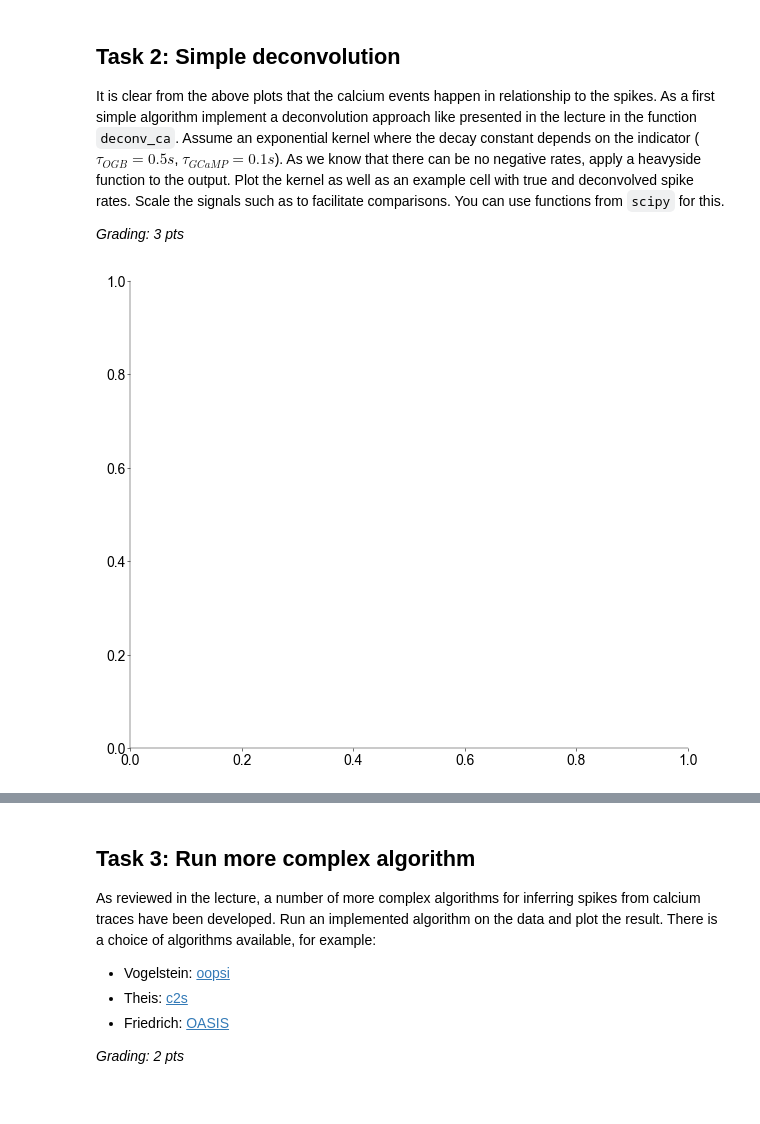
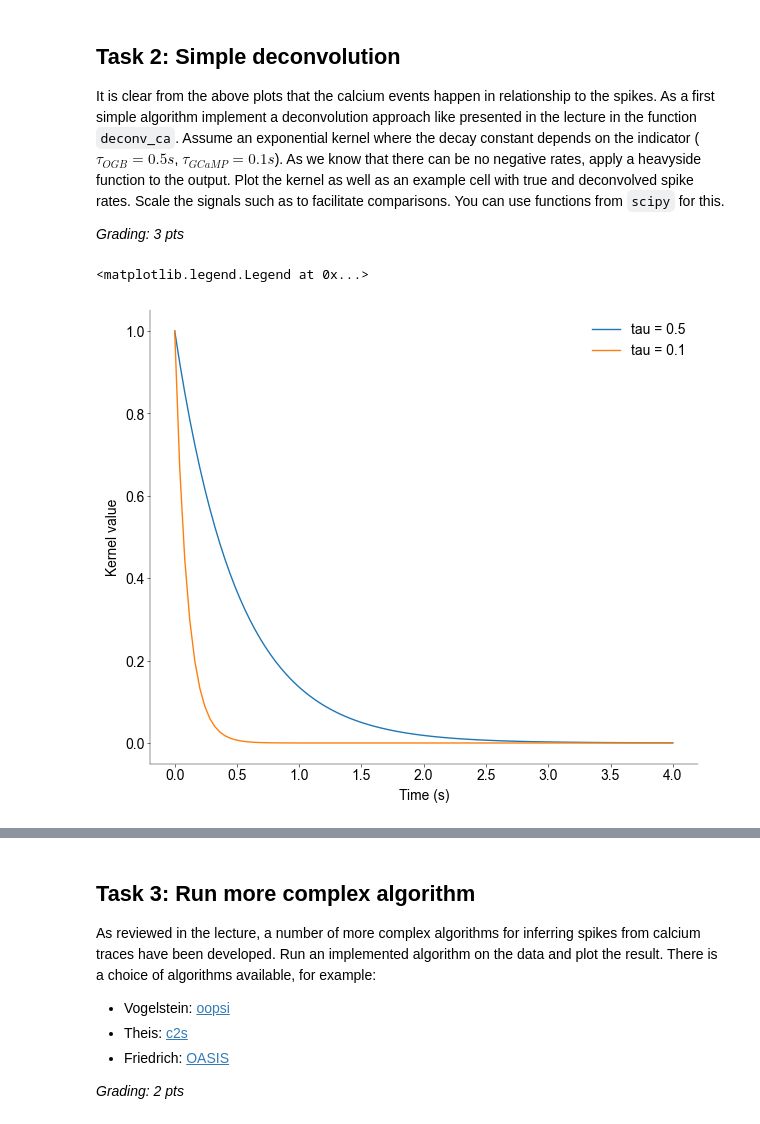
Before and after one commit to H-Kugler/neural-data-science, a Jupyter notebook: notebooks/CodingLab3_leander.ipynb, the cells around one changed output, grey strips where cells are left out. Saved outputs shown, nothing was run; the diff lists cells and outputs as text; code cells hidden in the pictures.

```diff
--- a/notebooks/CodingLab3_leander.ipynb
+++ b/notebooks/CodingLab3_leander.ipynb
@@ -189,12 +202,22 @@ def deconv_ca(ca, tau, dt):
     return sp_hat
-# %%
-fig, ax = plt.subplots(figsize=(6, 5), layout="constrained")
-
-# -------------------------
-# Plot the 2 kernels (1 pt)
-# -------------------------
-# %% [output]
-[figure, removed]
+# %%
+fig, ax = plt.subplots(figsize=(6, 5), layout="constrained")
+
+# -------------------------
+# Plot the 2 kernels (1 pt)
+# -------------------------
+WINDOW = 4
+x = np.linspace(0, WINDOW, fs * WINDOW)
+kernel_1 = np.exp(-x / 0.5)
+kernel_2 = np.exp(-x / 0.1)
+ax.plot(x, kernel_1, label="tau = 0.5")
+ax.plot(x, kernel_2, label="tau = 0.1")
+ax.set_xlabel("Time (s)")
+ax.set_ylabel("Kernel value")
+ax.legend()
+# %% [output]
+<matplotlib.legend.Legend at 0x...>
+[figure, added]
 # %%
 # --------------------------------------------------------------------------
 # Compare true and deconvolved spikes rates for the OGB or GCamP Cell (1 pt)
```
Also changed, not shown: parts of 6 cells of this notebook.
